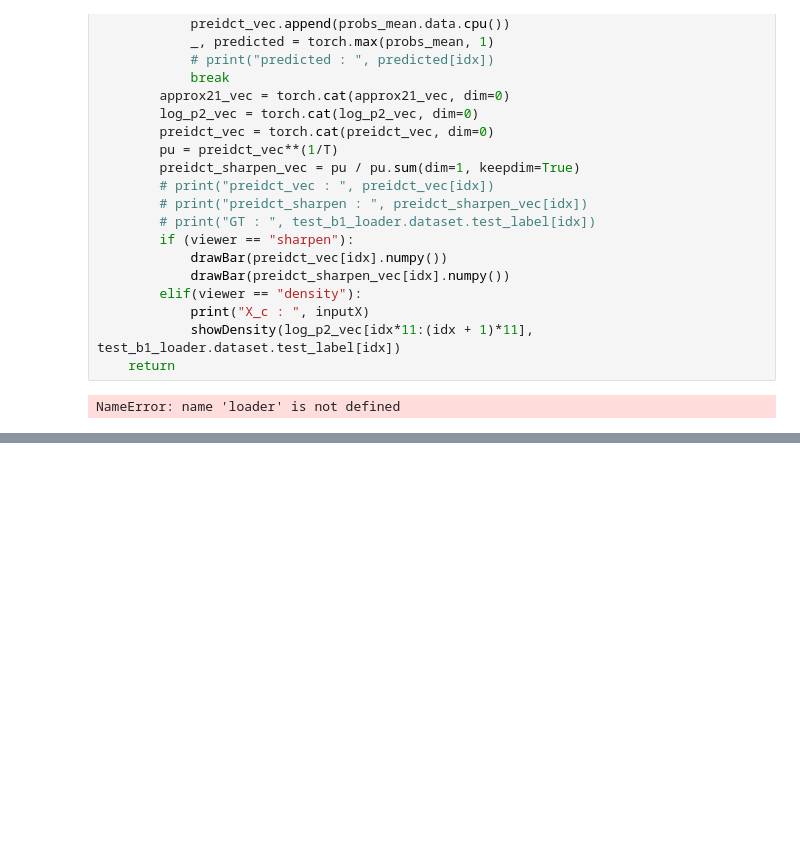
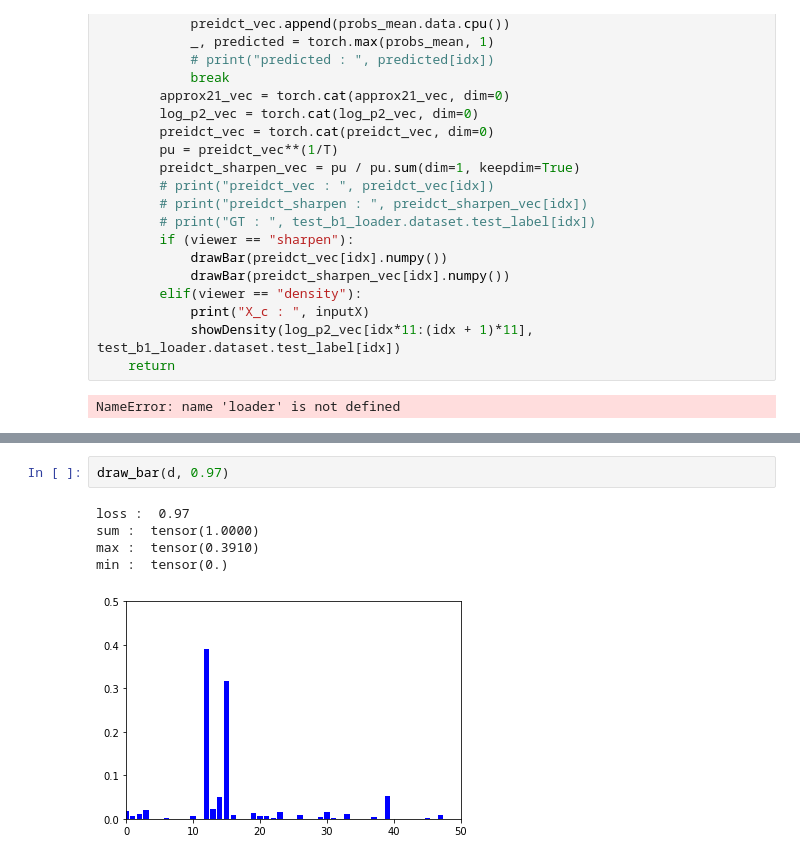
Before and after one commit to a07458666/flow_unicon, a Jupyter notebook: visualization_feature.ipynb, the cells around one changed output, grey strips where cells are left out. Saved outputs shown, nothing was run; the diff lists cells and outputs as text; blank space fills up the shorter version.

```diff
--- a/visualization_feature.ipynb
+++ b/visualization_feature.ipynb
@@ -1014,0 +1113,8 @@ NameError: name 'loader' is not defined
+# %%
+draw_bar(d, 0.97)
+# %% [output]
+loss :  0.97
+sum :  tensor(1.0000)
+max :  tensor(0.3910)
+min :  tensor(0.)
+[figure, added]
```
Also changed, not shown: parts of 34 cells of this notebook, 43 other files.
